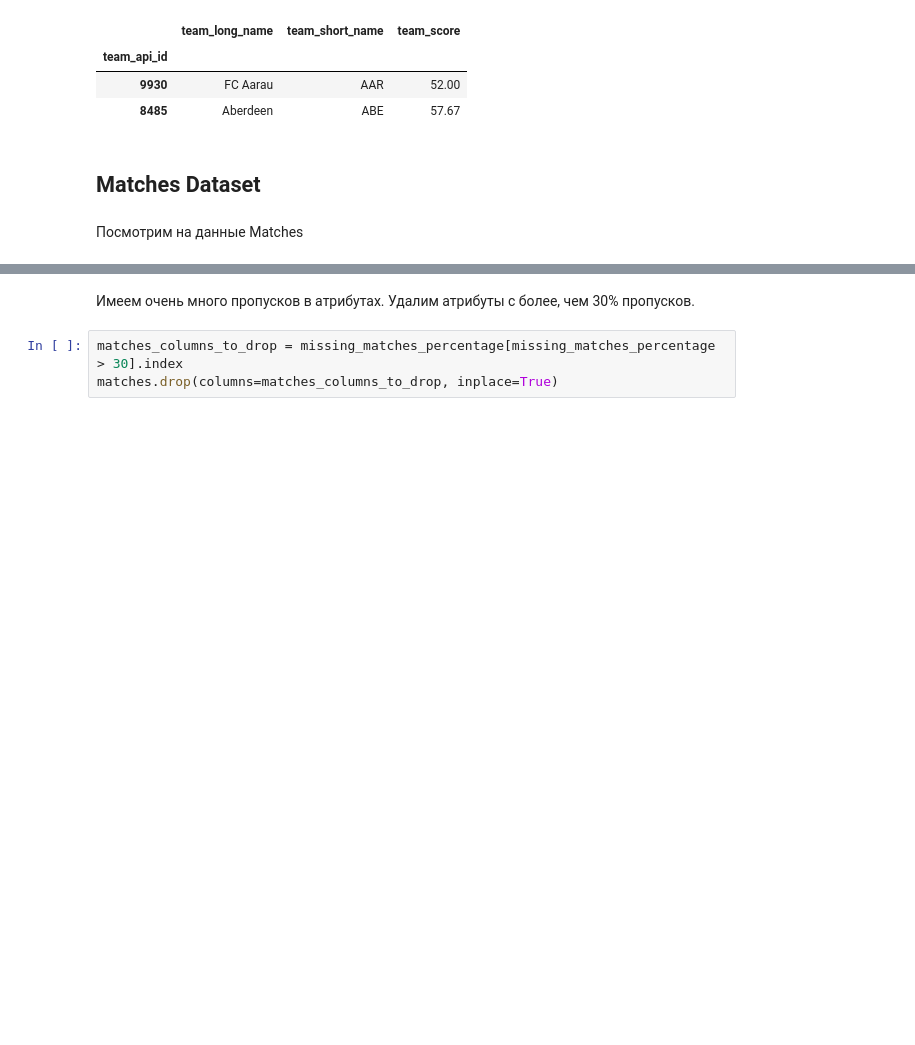
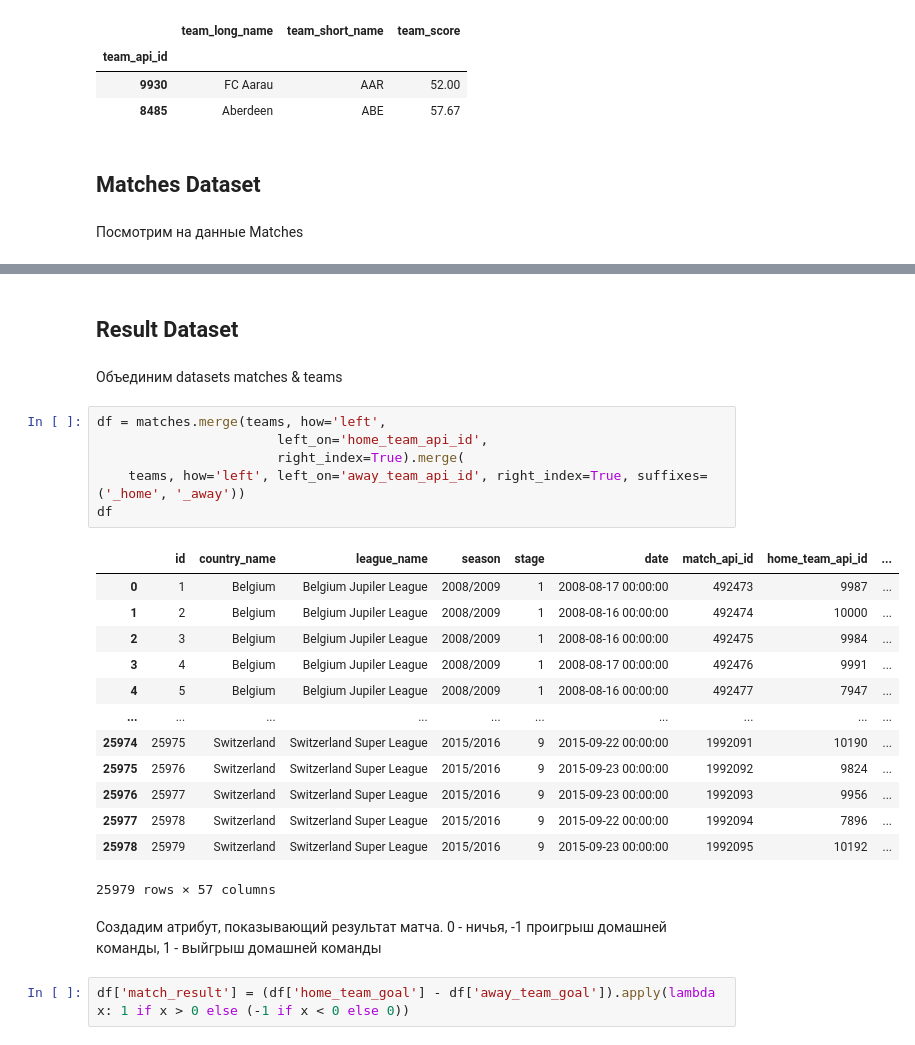
Before and after one commit to dplus-t/Changellenge_Final_Project, a Jupyter notebook: 2_Step.ipynb, the cells around one changed output, grey strips where cells are left out. Cells and saved outputs as stored; diff of their text form; blank space fills up the shorter version.

Commit message:
Added result dataset and updated README

```diff
--- a/2_Step.ipynb
+++ b/2_Step.ipynb
@@ -306,5 +300,28 @@ Length: 117, dtype: float64
-# %% [markdown]
-Имеем очень много пропусков в атрибутах. Удалим атрибуты с более, чем 30% пропусков.
-# %%
-matches_columns_to_drop = missing_matches_percentage[missing_matches_percentage > 30].index
-matches.drop(columns=matches_columns_to_drop, inplace=True)
+# %% [markdown]
+## Result Dataset
+# %% [markdown]
+Объединим datasets matches & teams
+# %%
+df = matches.merge(teams, how='left',
+                       left_on='home_team_api_id',
+                       right_index=True).merge(
+    teams, how='left', left_on='away_team_api_id', right_index=True, suffixes=('_home', '_away'))
+df
+# %% [output]
+|  | id | country_name | league_name | season | stage | date | match_api_id | home_team_api_id | ... |
+| 0 | 1 | Belgium | Belgium Jupiler League | 2008/2009 | 1 | 2008-08-17 00:00:00 | 492473 | 9987 | ... |
+| 1 | 2 | Belgium | Belgium Jupiler League | 2008/2009 | 1 | 2008-08-16 00:00:00 | 492474 | 10000 | ... |
+| 2 | 3 | Belgium | Belgium Jupiler League | 2008/2009 | 1 | 2008-08-16 00:00:00 | 492475 | 9984 | ... |
+| 3 | 4 | Belgium | Belgium Jupiler League | 2008/2009 | 1 | 2008-08-17 00:00:00 | 492476 | 9991 | ... |
+| 4 | 5 | Belgium | Belgium Jupiler League | 2008/2009 | 1 | 2008-08-16 00:00:00 | 492477 | 7947 | ... |
+| ... | ... | ... | ... | ... | ... | ... | ... | ... | ... |
+| 25974 | 25975 | Switzerland | Switzerland Super League | 2015/2016 | 9 | 2015-09-22 00:00:00 | 1992091 | 10190 | ... |
+| 25975 | 25976 | Switzerland | Switzerland Super League | 2015/2016 | 9 | 2015-09-23 00:00:00 | 1992092 | 9824 | ... |
+| 25976 | 25977 | Switzerland | Switzerland Super League | 2015/2016 | 9 | 2015-09-23 00:00:00 | 1992093 | 9956 | ... |
+| 25977 | 25978 | Switzerland | Switzerland Super League | 2015/2016 | 9 | 2015-09-22 00:00:00 | 1992094 | 7896 | ... |
+| 25978 | 25979 | Switzerland | Switzerland Super League | 2015/2016 | 9 | 2015-09-23 00:00:00 | 1992095 | 10192 | ... |
+25979 rows × 57 columns
+# %% [markdown]
+Создадим атрибут, показывающий результат матча. 0 - ничья, -1 проигрыш домашней команды, 1 - выйгрыш домашней команды
+# %%
+df['match_result'] = (df['home_team_goal'] - df['away_team_goal']).apply(lambda x: 1 if x > 0 else (-1 if x < 0 else 0))
```
Also changed, not shown: parts of 6 cells of this notebook, 1 other file.
